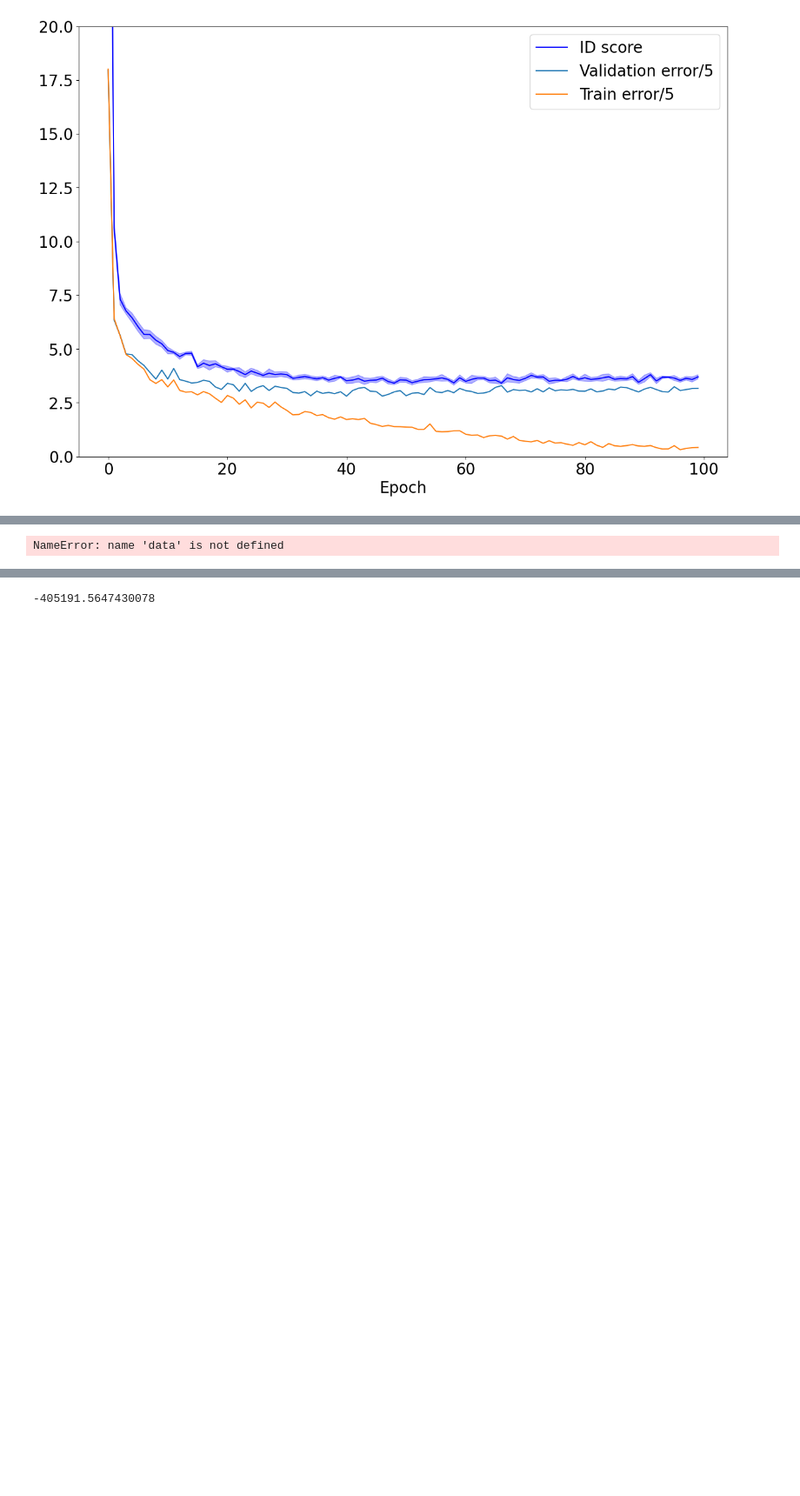
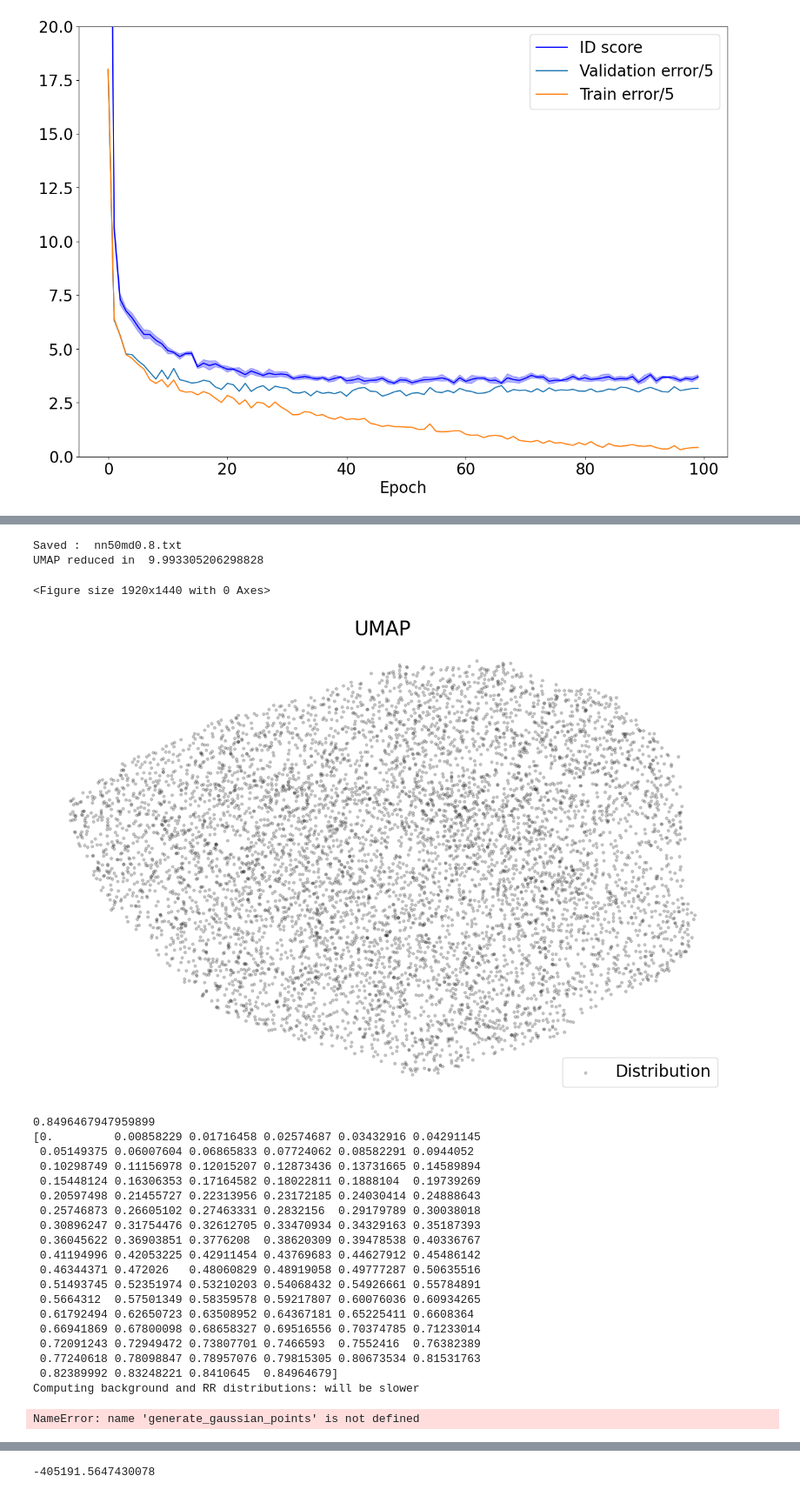
Before and after one commit to Koketsoc137/spectra_for_features, a Jupyter notebook: Training.ipynb, the cells around one changed output, grey strips where cells are left out. Shown: that part at 87% size. Drawn from its saved outputs; the diff is of its cells as text; code cells hidden in the pictures; blank space fills up the shorter version.

Commit message:
Landy-Szalay experiment

```diff
--- a/Training.ipynb
+++ b/Training.ipynb
@@ -431,13 +378,66 @@ Computing background and RR distributions: will be slower
-# %%
-import backbone.AstroMLmod as AstroMLmod
-
-AstroMLmod.two_point(data,
-                      bins,
-                      method='standard',
-                      errors = "poisson",
-                      counts_RR = None,
-                      random_state=42,
-                      metric = "euclidean",
-                      precomputed_RR = None)
-# %% [output]
-NameError: name 'data' is not defined
+# %%
+import importlib
+import backbone.AstroMLmodified as AstroMLmod
+import pickle
+import matplotlib.pyplot as plt
+import backbone.VISUAL as viz
+importlib.reload(AstroMLmod)
+
+norm_scores = []
+#precomputed = AstroMLmod.precompute_gaussian_RR(dimension = 3,n_points =50000)
+#plt.plot(precomputed)
+#plt.show()
+
+for epoch in range(1,70):
+
+    pkl_filename = "plots/val_10d"+str(epoch)+".csv"
+    with open(pkl_filename, 'rb') as file:
+        val_flat= pickle.load(file)[:,:3]
+
+    #viz.shade(val_flat, predictions = [0]*len(val_flat))
+
+    val_flat = viz.umap(val_flat,scatter = True,name = "UMAP", dim = 2, min_dist = 0.8, n_neighbors = 50,alpha = 0.2)
+
+    a,b, norm_score = AstroMLmod.correlate_and_plot(val_flat,
+                                                    min_dist = 0.0,
+                                                    max_dist =1.5,
+                                                    label = "Correlation on flat manifold for epoch:"+str(epoch),
+                                                    fig_name = "plots/2PCR@Epoch: "+str(epoch),
+                                                    precomputed_RR = None,
+                                                    bin_number = 100,
+                                                    method = "Landy-szalay",
+                                                    plot = True,
+                                                    background_factor = 5,
+                                                    representations = [])
+
+
+
+    norm_scores.append(norm_score)
+
+    plt.plot([a for a,b in norm_scores], label = "Chi score", color = "blue")
+    plt.show()
+# %% [output]
+Saved :  nn50md0.8.txt
+UMAP reduced in  9.993305206298828
+<Figure size 1920x1440 with 0 Axes>
+[figure, added]
+0.8496467947959899
+[0.         0.00858229 0.01716458 0.02574687 0.03432916 0.04291145
+ 0.05149375 0.06007604 0.06865833 0.07724062 0.08582291 0.0944052
+ 0.10298749 0.11156978 0.12015207 0.12873436 0.13731665 0.14589894
+ 0.15448124 0.16306353 0.17164582 0.18022811 0.1888104  0.19739269
+ 0.20597498 0.21455727 0.22313956 0.23172185 0.24030414 0.24888643
+ 0.25746873 0.26605102 0.27463331 0.2832156  0.29179789 0.30038018
+ 0.30896247 0.31754476 0.32612705 0.33470934 0.34329163 0.35187393
+ 0.36045622 0.36903851 0.3776208  0.38620309 0.39478538 0.40336767
+ 0.41194996 0.42053225 0.42911454 0.43769683 0.44627912 0.45486142
+ 0.46344371 0.472026   0.48060829 0.48919058 0.49777287 0.50635516
+ 0.51493745 0.52351974 0.53210203 0.54068432 0.54926661 0.55784891
+ 0.5664312  0.57501349 0.58359578 0.59217807 0.60076036 0.60934265
+ 0.61792494 0.62650723 0.63508952 0.64367181 0.65225411 0.6608364
+ 0.66941869 0.67800098 0.68658327 0.69516556 0.70374785 0.71233014
+ 0.72091243 0.72949472 0.73807701 0.7466593  0.7552416  0.76382389
+ 0.77240618 0.78098847 0.78957076 0.79815305 0.80673534 0.81531763
+ 0.82389992 0.83248221 0.8410645  0.84964679]
+Computing background and RR distributions: will be slower
+NameError: name 'generate_gaussian_points' is not defined
```
Also changed, not shown: parts of 7 cells of this notebook, 1 other file.
